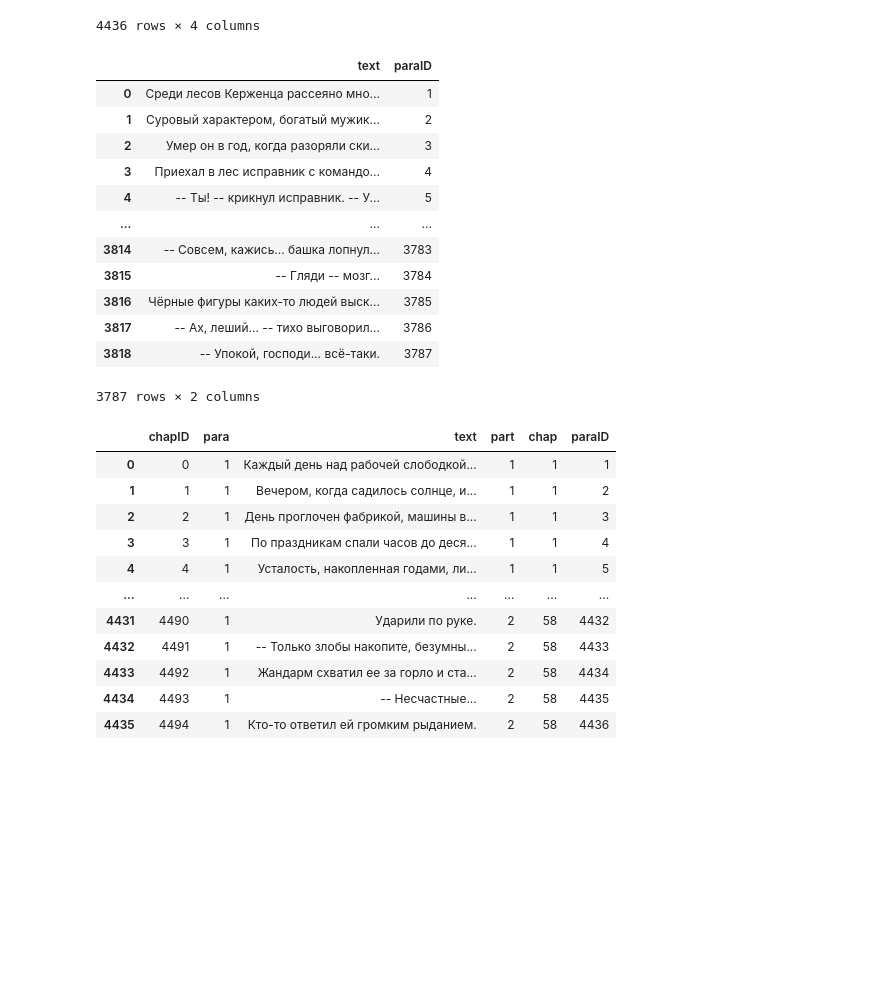
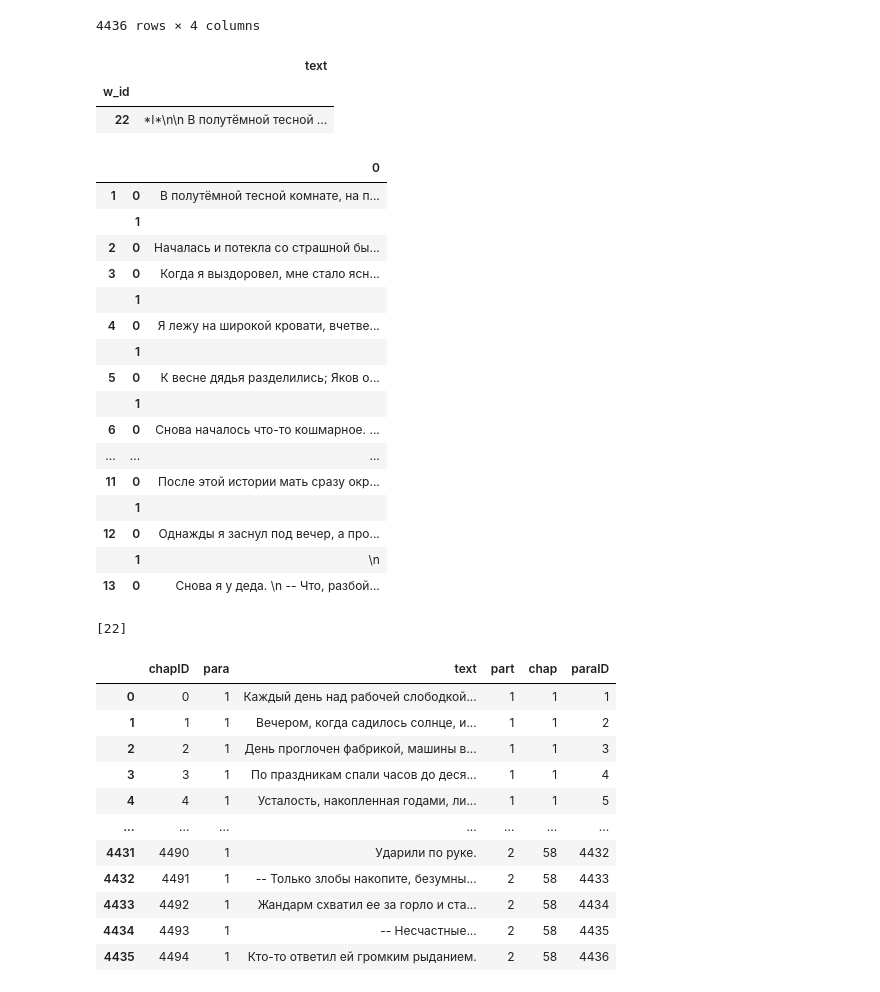
Before and after one commit to kollektivminds/russian-literary-bible, a Jupyter notebook: codebase/text_processing.ipynb, the cells around one changed output. Saved outputs shown, nothing was run; the diff lists cells and outputs as text; code cells hidden in the pictures; blank space fills up the shorter version.

```diff
--- a/codebase/text_processing.ipynb
+++ b/codebase/text_processing.ipynb
@@ -181,23 +202,44 @@ motherTextDf
 | 4493 | 58 | 93 | -- Несчастные... | 4435 |
 | 4494 | 58 | 94 | Кто-то ответил ей громким рыданием. | 4436 |
 4436 rows × 4 columns
-# %%
-troeTextDf = textRegularize(libTextsDf, 0)
-troeTextDf
-# %% [output]
-|  | text | paraID |
-| 0 | Среди лесов Керженца рассеяно мно... | 1 |
-| 1 | Суровый характером, богатый мужик... | 2 |
-| 2 | Умер он в год, когда разоряли ски... | 3 |
-| 3 | Приехал в лес исправник с командо... | 4 |
-| 4 | -- Ты! -- крикнул исправник. -- У... | 5 |
-| ... | ... | ... |
-| 3814 | -- Совсем, кажись... башка лопнул... | 3783 |
-| 3815 | -- Гляди -- мозг... | 3784 |
-| 3816 | Чёрные фигуры каких-то людей выск... | 3785 |
-| 3817 | -- Ах, леший... -- тихо выговорил... | 3786 |
-| 3818 | -- Упокой, господи... всё-таки. | 3787 |
-3787 rows × 2 columns
+# %%
+detstvoTextDf = libTextsDf.loc[[22]]
+detstvoTextDf
+# %% [output]
+|  | text |
+| w_id |  |
+| 22 | *I*\n\n В полутёмной тесной ... |
+# %%
+# split into chapters
+detstvoTextDf = libTextsDf.loc[[22]]
+detstvoTextDf = pd.DataFrame(data=detstvoTextDf.text.str.split(r'\*\w+\*\n\n').to_list()[0]).reset_index()
+detstvoTextDf = detstvoTextDf.rename(columns={'index':'chap', 0:'text'})[1:]
+detstvoTextDf = detstvoTextDf.text.str.split('\n\n', expand=True).stack().to_frame()
+detstvoTextDf
+# %% [output]
+|  |  | 0 |
+| 1 | 0 | В полутёмной тесной комнате, на п... |
+|  | 1 |  |
+| 2 | 0 | Началась и потекла со страшной бы... |
+| 3 | 0 | Когда я выздоровел, мне стало ясн... |
+|  | 1 |  |
+| 4 | 0 | Я лежу на широкой кровати, вчетве... |
+|  | 1 |  |
+| 5 | 0 | К весне дядья разделились; Яков о... |
+|  | 1 |  |
+| 6 | 0 | Снова началось что-то кошмарное. ... |
+| ... | ... | ... |
+| 11 | 0 | После этой истории мать сразу окр... |
+|  | 1 |  |
+| 12 | 0 | Однажды я заснул под вечер, а про... |
+|  | 1 | \n |
+| 13 | 0 | Снова я у деда. \n -- Что, разбой... |
+# %%
+#
+
+detstvoTextDf
+# %% [output]
+[22]
 # %%
 motherXmlDf = motherTextDf['text'].str.split(' \n', expand=True).stack().to_frame().reset_index().rename(columns={'level_0':'chapID','level_1':'para',0:'text'})
 motherXmlDf = motherXmlDf.loc[~motherXmlDf.text.str.contains(r"^\W*$", regex=True)]
```
Also changed, not shown: parts of 7 cells of this notebook, 4 other files.
